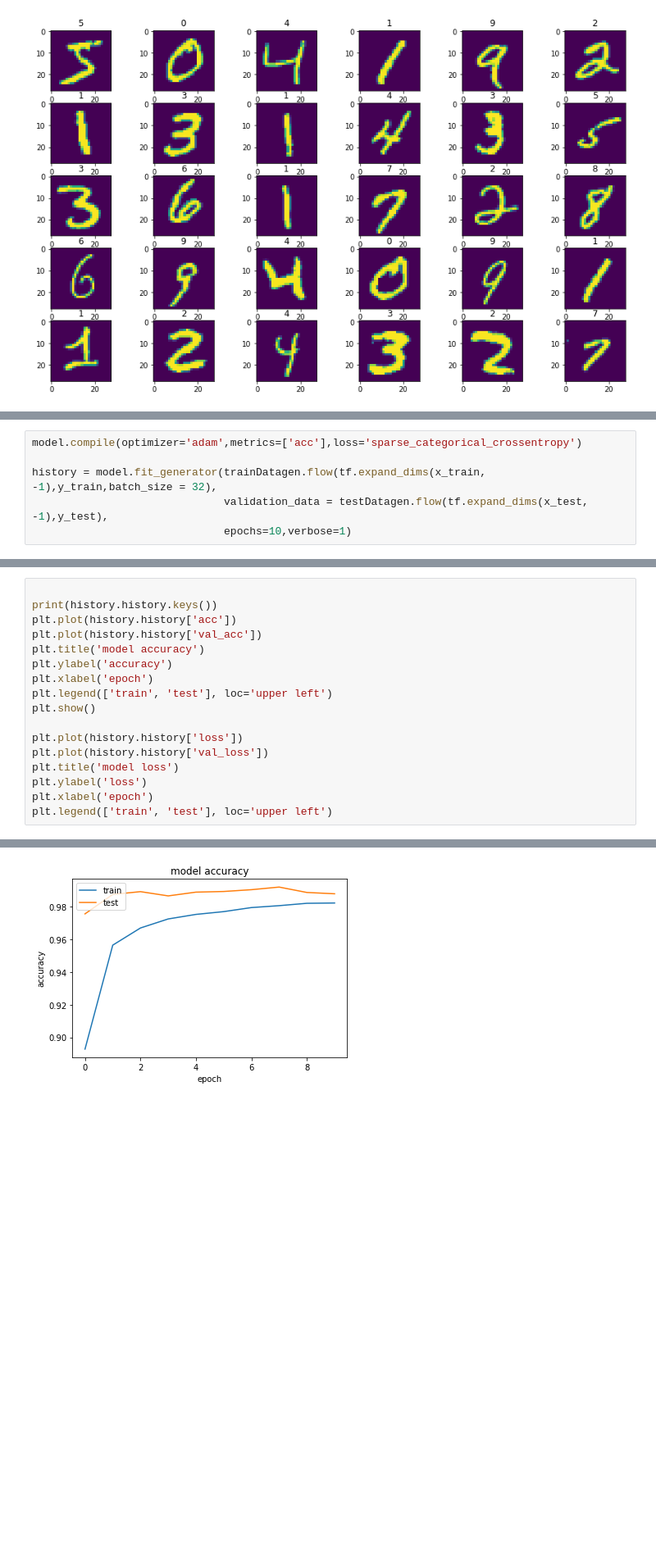
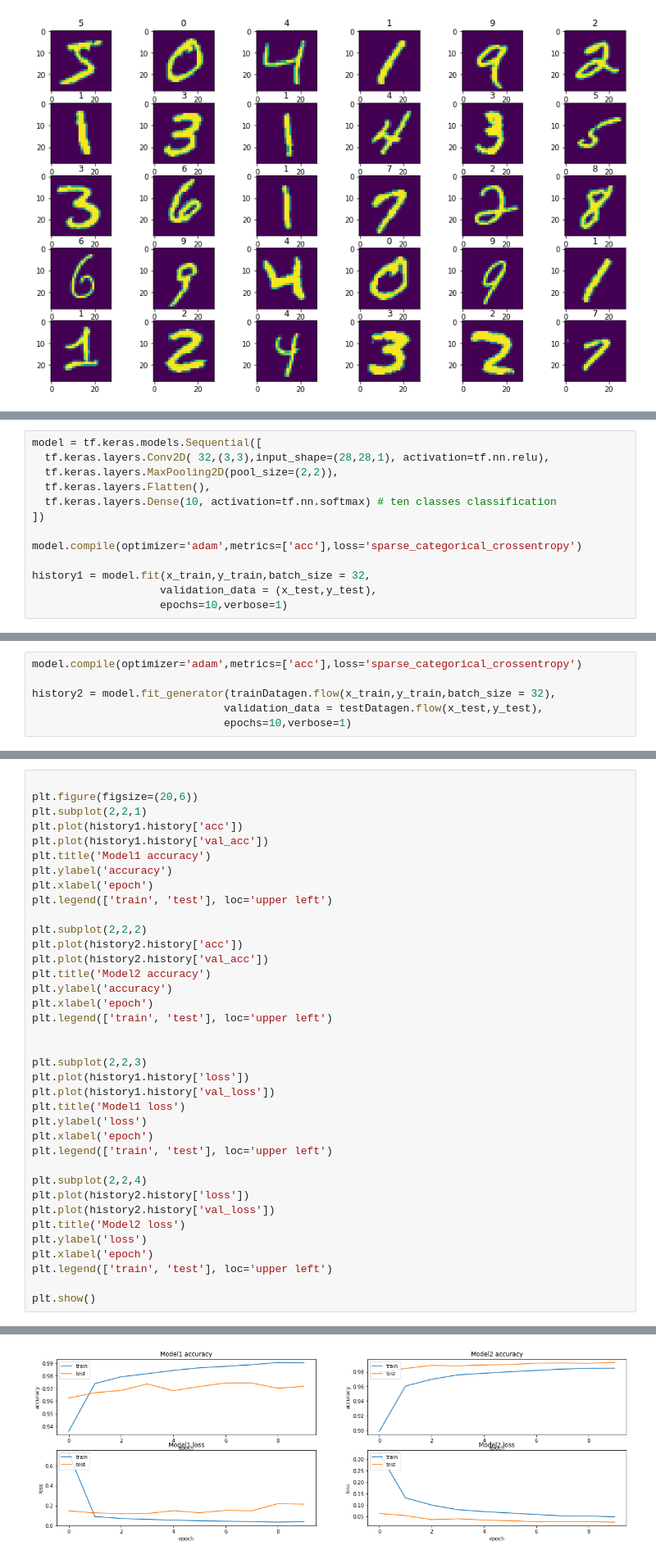
Before and after one commit to ananboon/Data-science-portfolio, a Jupyter notebook: MNIST_dataset_using_CNN.ipynb, the cells around one changed output, grey strips where cells are left out. Shown: that part at 82% size. Drawn from its saved outputs; the diff is of its cells as text; blank space fills up the shorter version.

```diff
--- a/MNIST_dataset_using_CNN.ipynb
+++ b/MNIST_dataset_using_CNN.ipynb
@@ -51,0 +60,13 @@ for i in range(30):
+# %%
+model = tf.keras.models.Sequential([
+  tf.keras.layers.Conv2D( 32,(3,3),input_shape=(28,28,1), activation=tf.nn.relu),
+  tf.keras.layers.MaxPooling2D(pool_size=(2,2)),
+  tf.keras.layers.Flatten(),
+  tf.keras.layers.Dense(10, activation=tf.nn.softmax) # ten classes classification
+])
+
+model.compile(optimizer='adam',metrics=['acc'],loss='sparse_categorical_crossentropy')
+
+history1 = model.fit(x_train,y_train,batch_size = 32,
+                    validation_data = (x_test,y_test),
+                    epochs=10,verbose=1)
@@ -95,8 +142,8 @@ _________________________________________________________________
 # %%
 model.compile(optimizer='adam',metrics=['acc'],loss='sparse_categorical_crossentropy')
 
-history = model.fit_generator(trainDatagen.flow(tf.expand_dims(x_train, -1),y_train,batch_size = 32),
-                              validation_data = testDatagen.flow(tf.expand_dims(x_test, -1),y_test),
+history2 = model.fit_generator(trainDatagen.flow(x_train,y_train,batch_size = 32),
+                              validation_data = testDatagen.flow(x_test,y_test),
                               epochs=10,verbose=1)
 # %% [output]
 Epoch 1/10
@@ -122,18 +171,38 @@ Epoch 10/10
 # %%
 
-print(history.history.keys())
-plt.plot(history.history['acc'])
-plt.plot(history.history['val_acc'])
-plt.title('model accuracy')
+plt.figure(figsize=(20,6))
+plt.subplot(2,2,1)
+plt.plot(history1.history['acc'])
+plt.plot(history1.history['val_acc'])
+plt.title('Model1 accuracy')
 plt.ylabel('accuracy')
 plt.xlabel('epoch')
 plt.legend(['train', 'test'], loc='upper left')
-plt.show()
 
-plt.plot(history.history['loss'])
-plt.plot(history.history['val_loss'])
-plt.title('model loss')
+plt.subplot(2,2,2)
+plt.plot(history2.history['acc'])
+plt.plot(history2.history['val_acc'])
+plt.title('Model2 accuracy')
+plt.ylabel('accuracy')
+plt.xlabel('epoch')
+plt.legend(['train', 'test'], loc='upper left')
+
+
+plt.subplot(2,2,3)
+plt.plot(history1.history['loss'])
+plt.plot(history1.history['val_loss'])
+plt.title('Model1 loss')
 plt.ylabel('loss')
 plt.xlabel('epoch')
 plt.legend(['train', 'test'], loc='upper left')
+
+plt.subplot(2,2,4)
+plt.plot(history2.history['loss'])
+plt.plot(history2.history['val_loss'])
+plt.title('Model2 loss')
+plt.ylabel('loss')
+plt.xlabel('epoch')
+plt.legend(['train', 'test'], loc='upper left')
+
+plt.show()
 # %% [output]
@@ -141 +209 @@ dict_keys(['loss', 'acc', 'val_loss', 'val_acc'])
-[figure, old version]
+[figure, new version]
```
Also changed, not shown: parts of 11 cells of this notebook.
